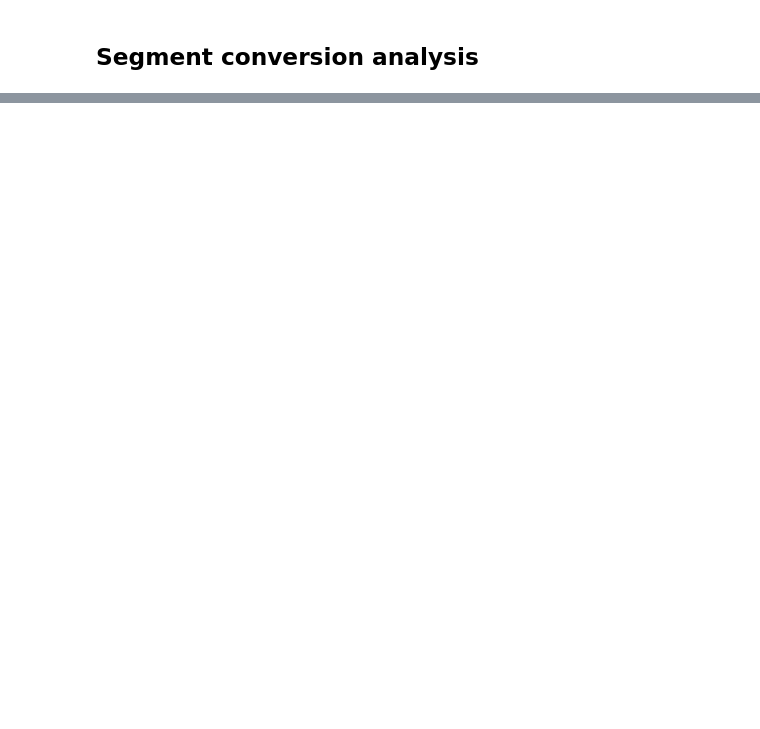
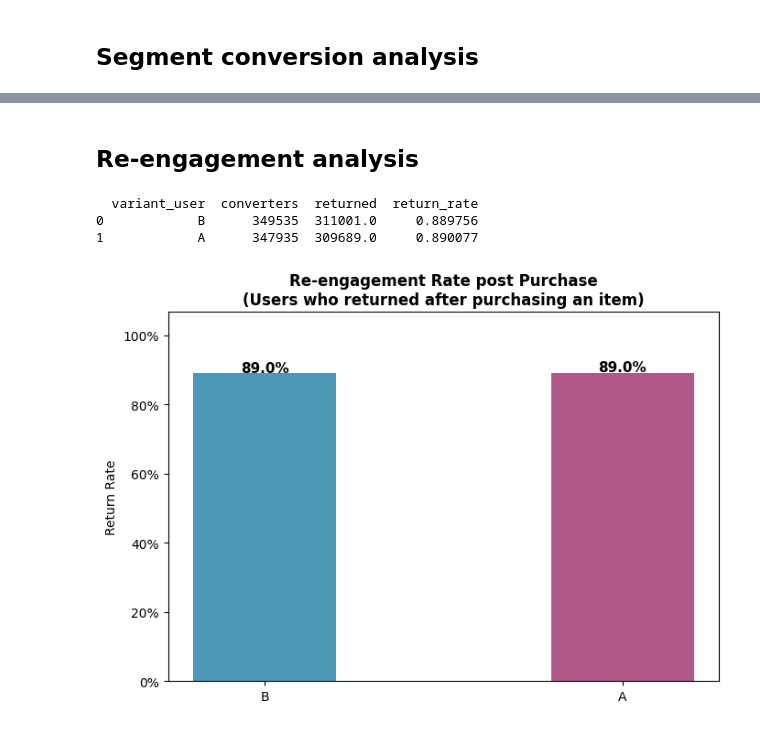
Before and after one commit to omotalan/data-project-templates, a Jupyter notebook: data-analysis/marketplace-analytics/notebook/analysis.ipynb, the cells around one changed output, grey strips where cells are left out. Saved outputs shown, nothing was run; the diff lists cells and outputs as text; code cells hidden in the pictures; blank space fills up the shorter version.

```diff
--- a/data-analysis/marketplace-analytics/notebook/analysis.ipynb
+++ b/data-analysis/marketplace-analytics/notebook/analysis.ipynb
@@ -289,0 +363,76 @@ plt.show()
+# %% [markdown]
+## Re-engagement analysis
+# %%
+# === RE-ENGAGEMENT ANALYSIS ===
+con = duckdb.connect("/home/alan/alan_projects/data-project-templates/data-analysis/marketplace-analytics/data/marketplace-analytics.duckdb")
+
+df_reengagement = con.execute("""
+    WITH converters AS (
+        -- Users who purchased an item
+        SELECT DISTINCT
+            f.user_id,
+            f.variant_user,
+            MIN(e.event_time) AS first_purchase_time
+        FROM marts.fct_funnel_user f
+        JOIN staging.stg_events e
+            ON f.user_id = e.user_id
+            AND e.event_name = 'purchase_item'
+        WHERE f.purchased = 1
+        GROUP BY 1, 2
+    ),
+    return_events AS (
+        -- Did they come back after first purchase?
+        SELECT
+            c.user_id,
+            c.variant_user,
+            COUNT(e.event_type) AS events_after_purchase
+        FROM converters c
+        LEFT JOIN staging.stg_events e
+            ON c.user_id = e.user_id
+            AND e.event_time > c.first_purchase_time
+        GROUP BY 1, 2
+    )
+    SELECT
+        variant_user,
+        COUNT(DISTINCT user_id)                                          AS converters,
+        SUM(CASE WHEN events_after_purchase > 0 THEN 1 ELSE 0 END)       AS returned,
+        SUM(CASE WHEN events_after_purchase > 0 THEN 1 ELSE 0 END) * 1.0
+            / COUNT(DISTINCT user_id)                                    AS return_rate
+    FROM return_events
+    GROUP BY 1
+""").df()
+con.close()
+
+print(df_reengagement)
+
+# Chart
+fig, ax = plt.subplots(figsize=(7, 5))
+
+bars = ax.bar(
+    df_reengagement['variant_user'],
+    df_reengagement['return_rate'],
+    color=['#2E86AB', '#A23B72'],
+    alpha=0.85,
+    width=0.4
+)
+
+for bar, rate in zip(bars, df_reengagement['return_rate']):
+    ax.text(bar.get_x() + bar.get_width() / 2,
+            bar.get_height() + 0.005,
+            f'{rate:.1%}',
+            ha='center', fontsize=11, fontweight='bold')
+
+ax.set_ylabel('Return Rate')
+ax.set_title('Re-engagement Rate post Purchase\n(Users who returned after purchasing an item)',
+             fontsize=12, fontweight='bold')
+ax.set_ylim(0, max(df_reengagement['return_rate']) * 1.2)
+ax.yaxis.set_major_formatter(plt.FuncFormatter(lambda v, _: f'{v:.0%}'))
+
+plt.tight_layout()
+plt.savefig('../data/reengagement_chart.png', dpi=150)
+plt.show()
+# %% [output]
+  variant_user  converters  returned  return_rate
+0            B      349535  311001.0     0.889756
+1            A      347935  309689.0     0.890077
+[figure, added]
```
Also changed, not shown: parts of 28 cells of this notebook, 27 other files.
